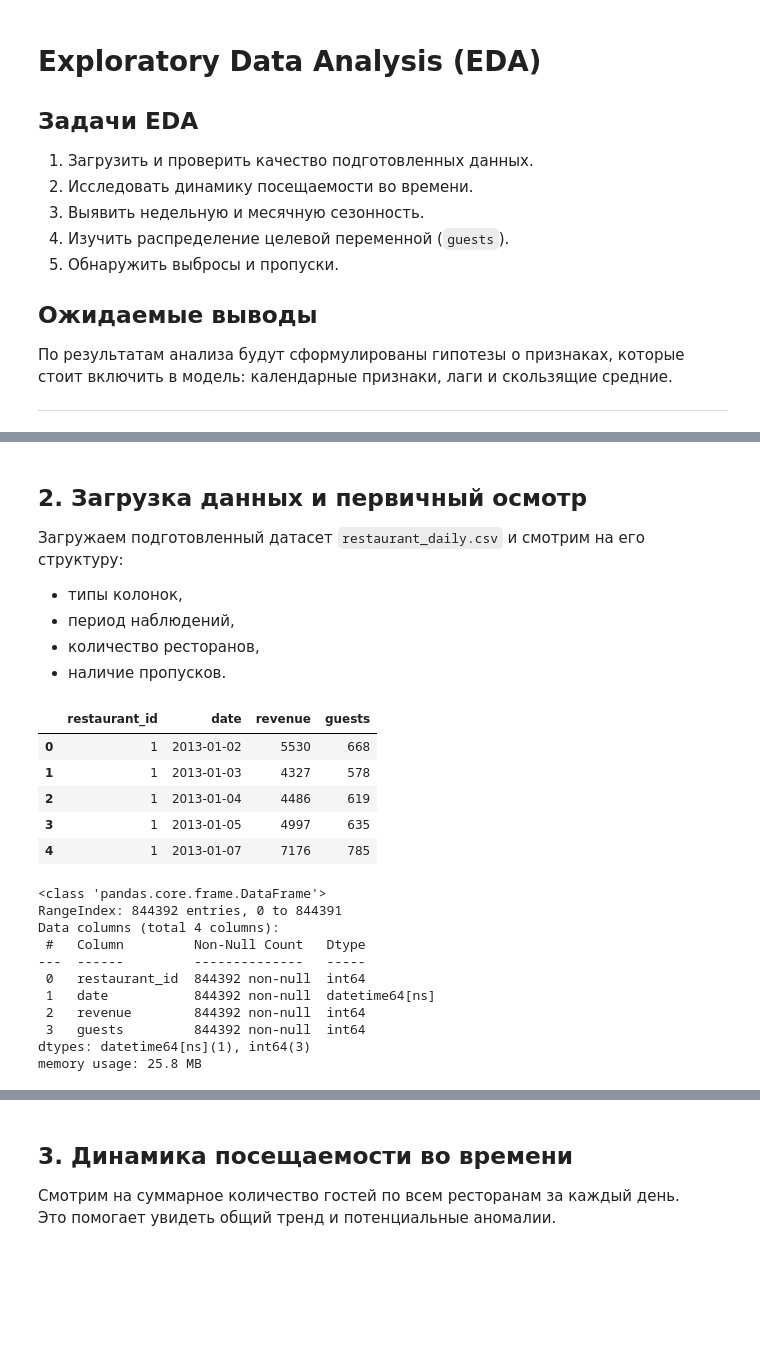
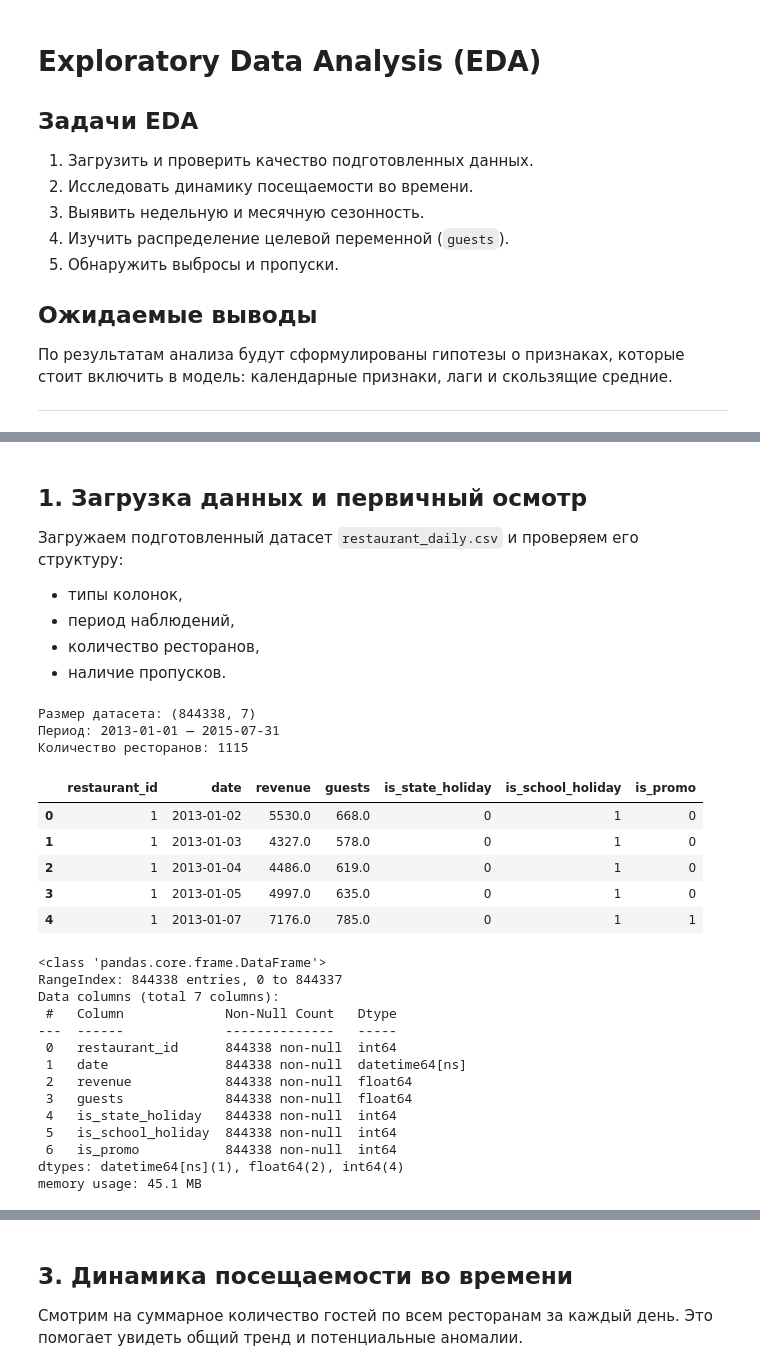
Before and after one commit to vitalinamysiv/restaurant-visitor-forecasting, a Jupyter notebook: notebooks/01_eda.ipynb, the cells around one changed output, grey strips where cells are left out. Saved outputs shown, nothing was run; the diff lists cells and outputs as text; code cells hidden in the pictures; blank space fills up the shorter version.

```diff
--- a/notebooks/01_eda.ipynb
+++ b/notebooks/01_eda.ipynb
@@ -65,42 +19,47 @@ restaurant_daily.csv
 # %% [markdown]
-## 2. Загрузка данных и первичный осмотр
+## 1. Загрузка данных и первичный осмотр
 
-Загружаем подготовленный датасет `restaurant_daily.csv` и смотрим на его структуру:
+Загружаем подготовленный датасет `restaurant_daily.csv` и проверяем его структуру:
 
 - типы колонок,
 - период наблюдений,
 - количество ресторанов,
 - наличие пропусков.
-# %%
-import pandas as pd
-import matplotlib.pyplot as plt
-import seaborn as sns
-
-
-df = pd.read_csv(
-    "data/processed/restaurant_daily.csv",
-    parse_dates=["date"]
-)
-
-df.head()
-# %% [output]
-|  | restaurant_id | date | revenue | guests |
-| 0 | 1 | 2013-01-02 | 5530 | 668 |
-| 1 | 1 | 2013-01-03 | 4327 | 578 |
-| 2 | 1 | 2013-01-04 | 4486 | 619 |
-| 3 | 1 | 2013-01-05 | 4997 | 635 |
-| 4 | 1 | 2013-01-07 | 7176 | 785 |
+# %%
+df = pd.read_csv(
+    "data/processed/restaurant_daily.csv",
+    parse_dates=["date"],
+)
+
+print("Размер датасета:", df.shape)
+print("Период:", df["date"].min().date(), "—", df["date"].max().date())
+print("Количество ресторанов:", df["restaurant_id"].nunique())
+
+df.head()
+# %% [output]
+Размер датасета: (844338, 7)
+Период: 2013-01-01 — 2015-07-31
+Количество ресторанов: 1115
+|  | restaurant_id | date | revenue | guests | is_state_holiday | is_school_holiday | is_promo |
+| 0 | 1 | 2013-01-02 | 5530.0 | 668.0 | 0 | 1 | 0 |
+| 1 | 1 | 2013-01-03 | 4327.0 | 578.0 | 0 | 1 | 0 |
+| 2 | 1 | 2013-01-04 | 4486.0 | 619.0 | 0 | 1 | 0 |
+| 3 | 1 | 2013-01-05 | 4997.0 | 635.0 | 0 | 1 | 0 |
+| 4 | 1 | 2013-01-07 | 7176.0 | 785.0 | 0 | 1 | 1 |
 # %%
 df.info()
 # %% [output]
 <class 'pandas.core.frame.DataFrame'>
-RangeIndex: 844392 entries, 0 to 844391
-Data columns (total 4 columns):
- #   Column         Non-Null Count   Dtype
----  ------         --------------   -----
- 0   restaurant_id  844392 non-null  int64
- 1   date           844392 non-null  datetime64[ns]
- 2   revenue        844392 non-null  int64
- 3   guests         844392 non-null  int64
-dtypes: datetime64[ns](1), int64(3)
-memory usage: 25.8 MB
+RangeIndex: 844338 entries, 0 to 844337
+Data columns (total 7 columns):
+ #   Column             Non-Null Count   Dtype
+---  ------             --------------   -----
+ 0   restaurant_id      844338 non-null  int64
+ 1   date               844338 non-null  datetime64[ns]
+ 2   revenue            844338 non-null  float64
+ 3   guests             844338 non-null  float64
+ 4   is_state_holiday   844338 non-null  int64
+ 5   is_school_holiday  844338 non-null  int64
+ 6   is_promo           844338 non-null  int64
+dtypes: datetime64[ns](1), float64(2), int64(4)
+memory usage: 45.1 MB
```
Also changed, not shown: parts of 30 cells of this notebook.
